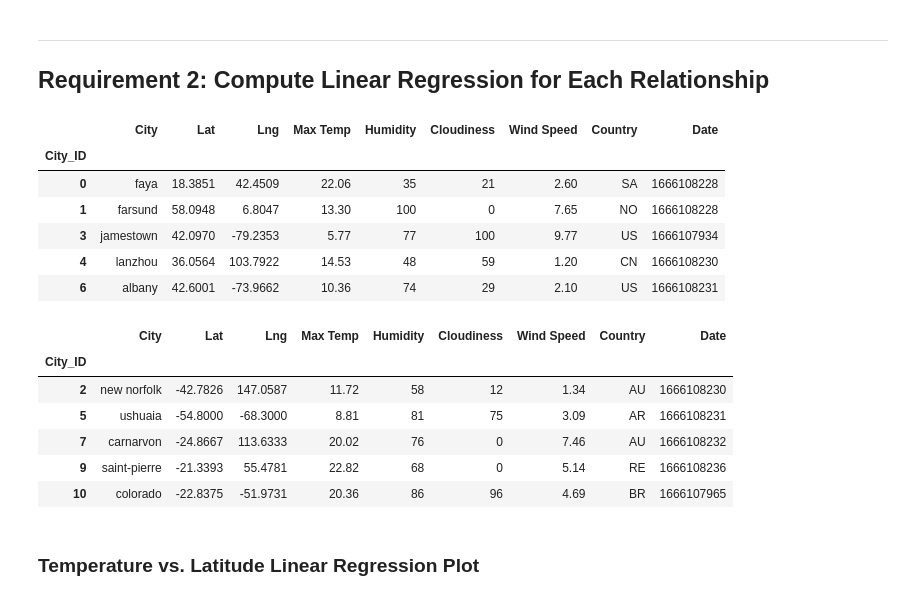
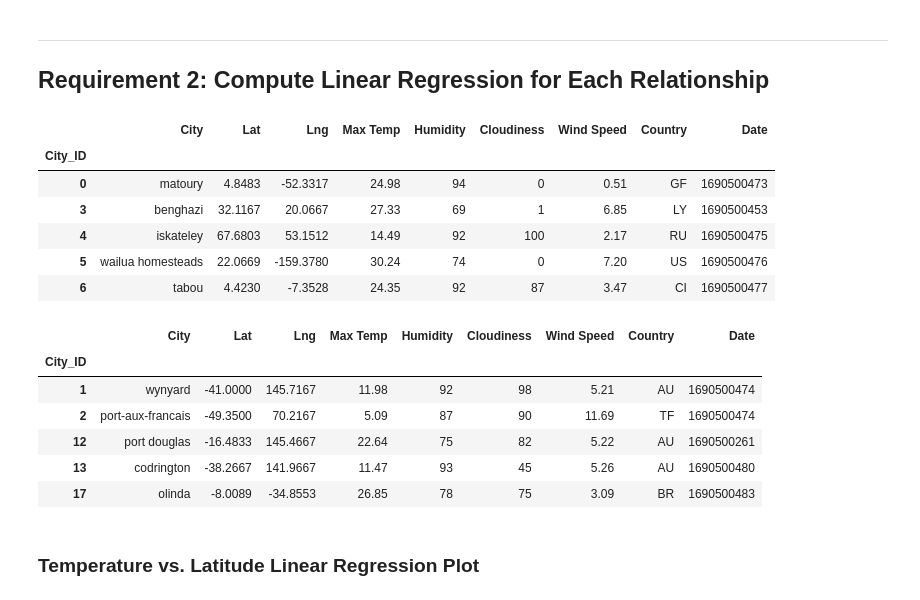
Before and after one commit to JulieKent/BootCamp_python-api_challenge, a Jupyter notebook: WeatherPy/WeatherPy.ipynb, the cells around one changed output. Saved outputs shown, nothing was run; the diff lists cells and outputs as text; code cells hidden in the pictures.

```diff
--- a/WeatherPy/WeatherPy.ipynb
+++ b/WeatherPy/WeatherPy.ipynb
@@ -281,30 +286,30 @@ plt.show()
 # %%
 # Create a DataFrame with the Northern Hemisphere data (Latitude >= 0)
-# YOUR CODE HERE
+northern_hemi_df = city_data_df.loc[(city_data_df["Lat"] > 0)]
 
 # Display sample data
 northern_hemi_df.head()
 # %% [output]
 |  | City | Lat | Lng | Max Temp | Humidity | Cloudiness | Wind Speed | Country | Date |
 | City_ID |  |  |  |  |  |  |  |  |  |
-| 0 | faya | 18.3851 | 42.4509 | 22.06 | 35 | 21 | 2.60 | SA | 1666108228 |
-| 1 | farsund | 58.0948 | 6.8047 | 13.30 | 100 | 0 | 7.65 | NO | 1666108228 |
-| 3 | jamestown | 42.0970 | -79.2353 | 5.77 | 77 | 100 | 9.77 | US | 1666107934 |
-| 4 | lanzhou | 36.0564 | 103.7922 | 14.53 | 48 | 59 | 1.20 | CN | 1666108230 |
-| 6 | albany | 42.6001 | -73.9662 | 10.36 | 74 | 29 | 2.10 | US | 1666108231 |
+| 0 | matoury | 4.8483 | -52.3317 | 24.98 | 94 | 0 | 0.51 | GF | 1690500473 |
+| 3 | benghazi | 32.1167 | 20.0667 | 27.33 | 69 | 1 | 6.85 | LY | 1690500453 |
+| 4 | iskateley | 67.6803 | 53.1512 | 14.49 | 92 | 100 | 2.17 | RU | 1690500475 |
+| 5 | wailua homesteads | 22.0669 | -159.3780 | 30.24 | 74 | 0 | 7.20 | US | 1690500476 |
+| 6 | tabou | 4.4230 | -7.3528 | 24.35 | 92 | 87 | 3.47 | CI | 1690500477 |
 # %%
 # Create a DataFrame with the Southern Hemisphere data (Latitude < 0)
-# YOUR CODE HERE
+southern_hemi_df = city_data_df.loc[(city_data_df["Lat"] < 0)]
 
 # Display sample data
 southern_hemi_df.head()
 # %% [output]
 |  | City | Lat | Lng | Max Temp | Humidity | Cloudiness | Wind Speed | Country | Date |
 | City_ID |  |  |  |  |  |  |  |  |  |
-| 2 | new norfolk | -42.7826 | 147.0587 | 11.72 | 58 | 12 | 1.34 | AU | 1666108230 |
-| 5 | ushuaia | -54.8000 | -68.3000 | 8.81 | 81 | 75 | 3.09 | AR | 1666108231 |
-| 7 | carnarvon | -24.8667 | 113.6333 | 20.02 | 76 | 0 | 7.46 | AU | 1666108232 |
-| 9 | saint-pierre | -21.3393 | 55.4781 | 22.82 | 68 | 0 | 5.14 | RE | 1666108236 |
-| 10 | colorado | -22.8375 | -51.9731 | 20.36 | 86 | 96 | 4.69 | BR | 1666107965 |
+| 1 | wynyard | -41.0000 | 145.7167 | 11.98 | 92 | 98 | 5.21 | AU | 1690500474 |
+| 2 | port-aux-francais | -49.3500 | 70.2167 | 5.09 | 87 | 90 | 11.69 | TF | 1690500474 |
+| 12 | port douglas | -16.4833 | 145.4667 | 22.64 | 75 | 82 | 5.22 | AU | 1690500261 |
+| 13 | codrington | -38.2667 | 141.9667 | 11.47 | 93 | 45 | 5.26 | AU | 1690500480 |
+| 17 | olinda | -8.0089 | -34.8553 | 26.85 | 78 | 75 | 3.09 | BR | 1690500483 |
 # %% [markdown]
 ###  Temperature vs. Latitude Linear Regression Plot
```
Also changed, not shown: parts of 22 cells of this notebook, 4 other files.
